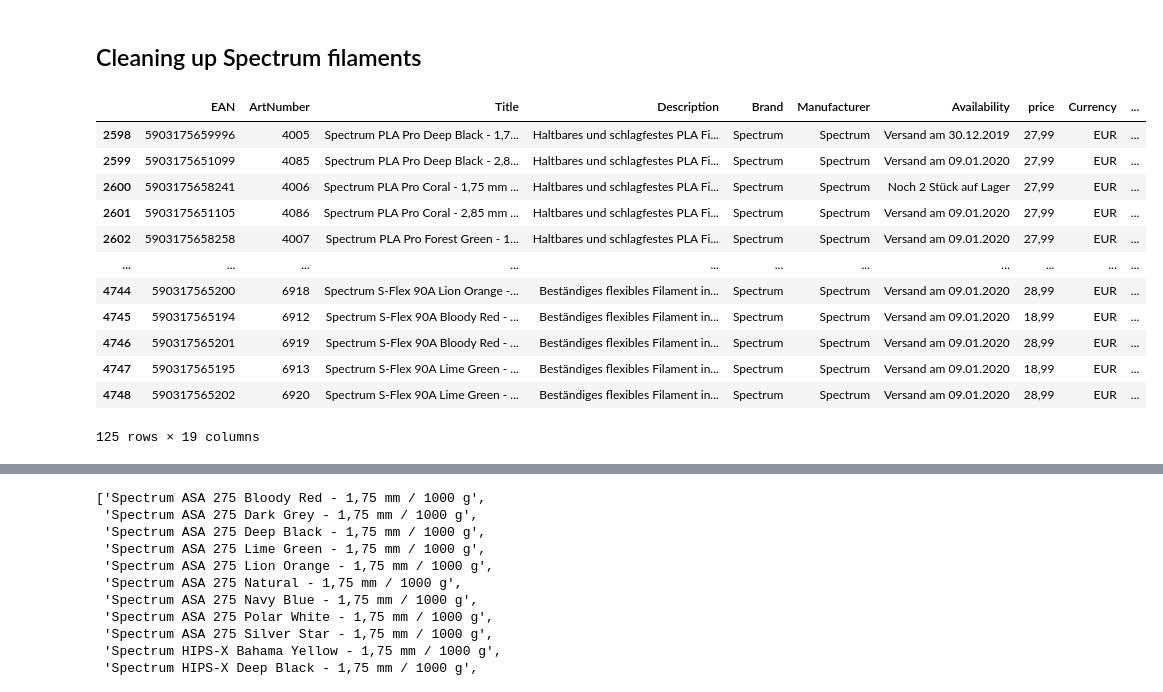
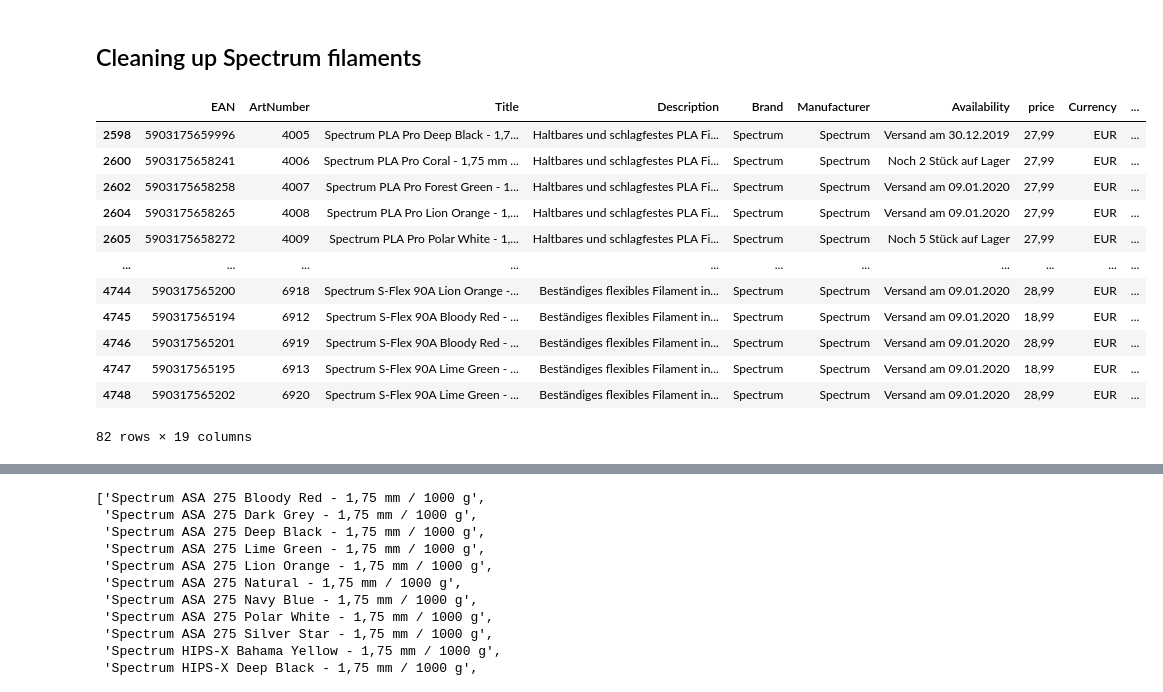
Before and after one commit to subrockmann/product-cleaner, a Jupyter notebook: 3djake Produktdaten.ipynb, the cells around one changed output, grey strips where cells are left out. Drawn from its saved outputs; the diff is of its cells as text; code cells hidden in the pictures.

```diff
--- a/3djake Produktdaten.ipynb
+++ b/3djake Produktdaten.ipynb
@@ -232,7 +251,7 @@ drop_EANs = [
 ]
 # %%
 for ean in drop_EANs:
-    drop_col_by_rowValue(filament_df, 'EAN', ean)
+    filament_df = drop_col_by_rowValue(filament_df, 'EAN', ean)
 # %%
 filament_df.Diameter.value_counts()
 # %% [output]
@@ -324,7 +376,7 @@ def extrudr_productline(df):
         material = "ABS"
     elif df['Title'].startswith("Extrudr BioFusion"):
         product_line = "Extrudr BioFusion"
-        material = "?"
+        material = "Bio"
     elif df['Title'].startswith("Extrudr Dark Wood"):
         product_line = "Extrudr Wood"
         material = "Wood"
@@ -336,10 +388,10 @@ def extrudr_productline(df):
         material = "Flax"
     elif df['Title'].startswith("Extrudr Green-TEC PRO"):
         product_line = "Extrudr Green-TEC PRO"
-        material = "?"
+        material = "Bio"
     elif df['Title'].startswith("Extrudr Green-TEC"):
         product_line = "Extrudr Green-TEC"
-        material = "?"
+        material = "Bio"
     elif df['Title'].startswith("Extrudr MF PETG"):
         product_line = "Extrudr MF PETG"
         material = "PETG"
@@ -499,7 +545,8 @@ def colorfabb_productline(df):
 filament_df['Product_line'][filament_df.Brand =='colorFabb'] = filament_df.apply(lambda x: colorfabb_productline(x)[0], axis=1)
 filament_df['Material'][filament_df.Brand =='colorFabb'] = filament_df.apply(lambda x: colorfabb_productline(x)[1], axis=1)
 filament_df['Colour'][filament_df['Title'].str.startswith("colorFabb")] = filament_df.apply(lambda x: extrudr_colour(x), axis=1)
-filament_df['Weight'][filament_df['Title'].str.startswith("colorFabb")] = filament_df.apply(lambda x: bq_weight(x), axis=1)
+#filament_df['Weight'][filament_df['Title'].str.startswith("colorFabb")] = filament_df.apply(lambda x: bq_weight(x), axis=1)
+filament_df['Weight'][filament_df['Title'].str.startswith("colorFabb")] = ''
 # %% [output]
 A value is trying to be set on a copy of a slice from a DataFrame
 
@@ -583,7 +634,9 @@ def formfutura_productline(df):
 filament_df['Product_line'][filament_df.Brand =='Formfutura'] = filament_df.apply(lambda x: formfutura_productline(x)[0], axis=1)
 filament_df['Material'][filament_df.Brand =='Formfutura'] = filament_df.apply(lambda x: formfutura_productline(x)[1], axis=1)
 filament_df['Colour'][filament_df['Title'].str.startswith("Formfutura")] = filament_df.apply(lambda x: extrudr_colour(x), axis=1)
-filament_df['Weight'][filament_df['Title'].str.startswith("Formfutura")] = filament_df.apply(lambda x: bq_weight(x), axis=1)
+filament_df['Weight'][filament_df['Title'].str.startswith("Formfutura")] = ''
+filament_df['Material'][filament_df['Material'].str.startswith("Metall")] = 'PLA'
+#filament_df['Weight'][filament_df['Title'].str.startswith("Formfutura")] = filament_df.apply(lambda x: bq_weight(x), axis=1)
 # %% [output]
 A value is trying to be set on a copy of a slice from a DataFrame
 
@@ -626,22 +683,23 @@ fils
 # %% [markdown]
 ## Cleaning up Spectrum filaments ##
 # %%
-spectrum_df = filament_df[filament_df.Brand =='Spectrum']
-spectrum_df
+#spectrum_df = filament_df[filament_df.Brand =='Spectrum']
+filament_df[(filament_df.Brand =='Spectrum') & (filament_df.Diameter =='1.75')]
+#spectrum_df
 # %% [output]
 |  | EAN | ArtNumber | Title | Description | Brand | Manufacturer | Availability | price | Currency | ... |
 | 2598 | 5903175659996 | 4005 | Spectrum PLA Pro Deep Black - 1,7... | Haltbares und schlagfestes PLA Fi... | Spectrum | Spectrum | Versand am 30.12.2019 | 27,99 | EUR | ... |
-| 2599 | 5903175651099 | 4085 | Spectrum PLA Pro Deep Black - 2,8... | Haltbares und schlagfestes PLA Fi... | Spectrum | Spectrum | Versand am 09.01.2020 | 27,99 | EUR | ... |
 | 2600 | 5903175658241 | 4006 | Spectrum PLA Pro Coral - 1,75 mm ... | Haltbares und schlagfestes PLA Fi... | Spectrum | Spectrum | Noch 2 Stück auf Lager | 27,99 | EUR | ... |
-| 2601 | 5903175651105 | 4086 | Spectrum PLA Pro Coral - 2,85 mm ... | Haltbares und schlagfestes PLA Fi... | Spectrum | Spectrum | Versand am 09.01.2020 | 27,99 | EUR | ... |
 | 2602 | 5903175658258 | 4007 | Spectrum PLA Pro Forest Green - 1... | Haltbares und schlagfestes PLA Fi... | Spectrum | Spectrum | Versand am 09.01.2020 | 27,99 | EUR | ... |
+| 2604 | 5903175658265 | 4008 | Spectrum PLA Pro Lion Orange - 1,... | Haltbares und schlagfestes PLA Fi... | Spectrum | Spectrum | Versand am 09.01.2020 | 27,99 | EUR | ... |
+| 2605 | 5903175658272 | 4009 | Spectrum PLA Pro Polar White - 1,... | Haltbares und schlagfestes PLA Fi... | Spectrum | Spectrum | Noch 5 Stück auf Lager | 27,99 | EUR | ... |
 | ... | ... | ... | ... | ... | ... | ... | ... | ... | ... | ... |
 | 4744 | 590317565200 | 6918 | Spectrum S-Flex 90A Lion Orange -... | Beständiges flexibles Filament in... | Spectrum | Spectrum | Versand am 09.01.2020 | 28,99 | EUR | ... |
 | 4745 | 590317565194 | 6912 | Spectrum S-Flex 90A Bloody Red - ... | Beständiges flexibles Filament in... | Spectrum | Spectrum | Versand am 09.01.2020 | 18,99 | EUR | ... |
 | 4746 | 590317565201 | 6919 | Spectrum S-Flex 90A Bloody Red - ... | Beständiges flexibles Filament in... | Spectrum | Spectrum | Versand am 09.01.2020 | 28,99 | EUR | ... |
 | 4747 | 590317565195 | 6913 | Spectrum S-Flex 90A Lime Green - ... | Beständiges flexibles Filament in... | Spectrum | Spectrum | Versand am 09.01.2020 | 18,99 | EUR | ... |
 | 4748 | 590317565202 | 6920 | Spectrum S-Flex 90A Lime Green - ... | Beständiges flexibles Filament in... | Spectrum | Spectrum | Versand am 09.01.2020 | 28,99 | EUR | ... |
-125 rows × 19 columns
+82 rows × 19 columns
 # %%
 def spectrum_productline(df):
     if df['Title'].startswith("Spectrum ASA 275"):
```
Also changed, not shown: parts of 63 cells of this notebook.
